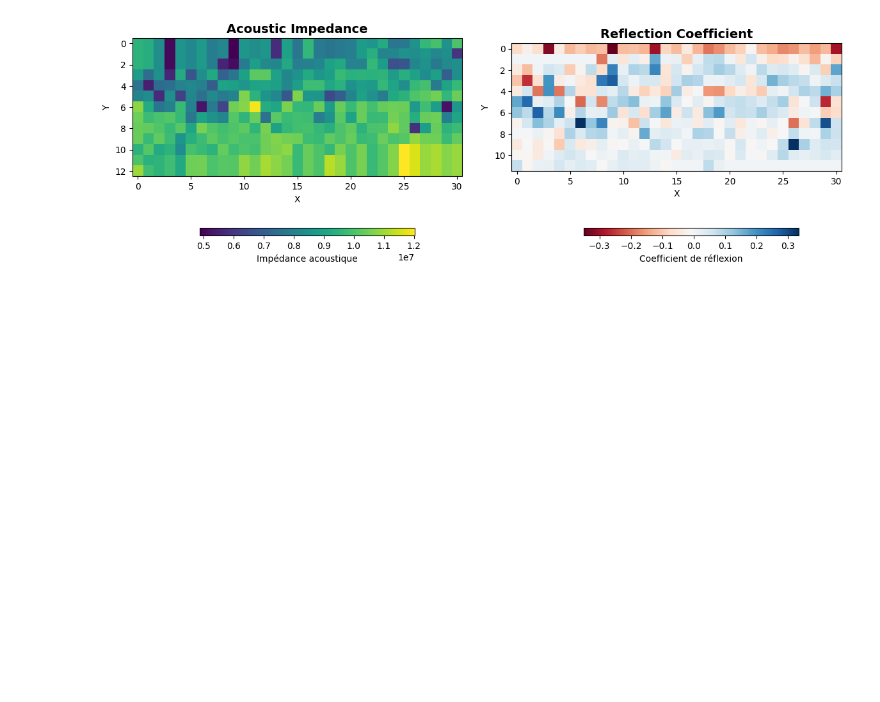
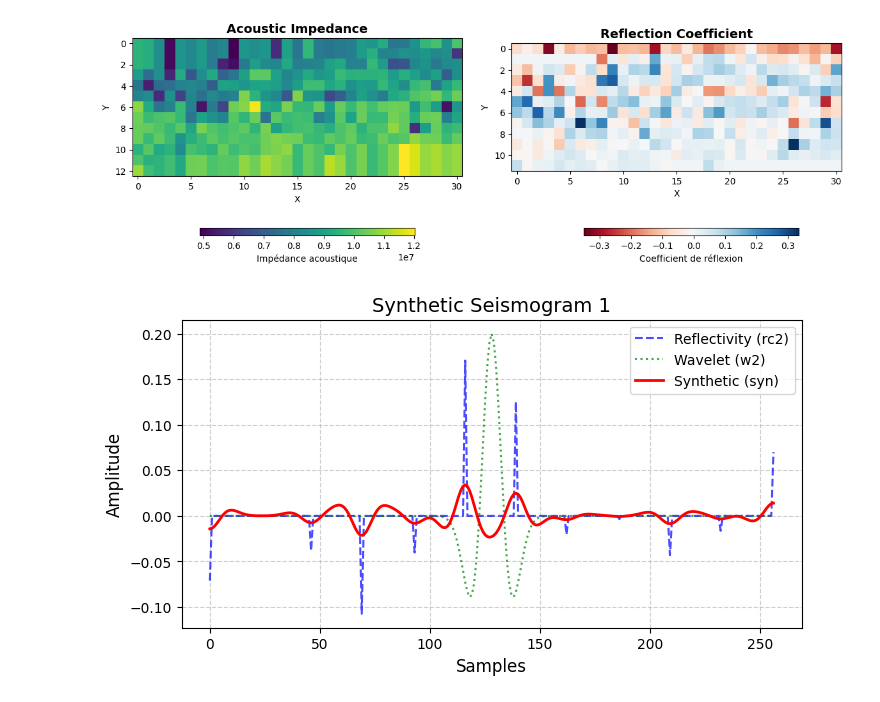
Before and after one commit to Dunckleosteus/seismic, a Jupyter notebook: seismic.ipynb, the cells around one changed output. Cells and saved outputs as stored; diff of their text form; code cells hidden in the pictures; blank space fills up the shorter version.

```diff
--- a/seismic.ipynb
+++ b/seismic.ipynb
@@ -138,96 +117,44 @@ def create_wavelet(offset, amplitude, length=0.256, frequency=40, sample_interva
 w, t = create_wavelet(1.5, 0.2, sample_intervall=0.001)
 
 #Fonction de pré-convolution
 def expand_with_zeros(arr, target_length):
     if len(arr) == target_length:
         return arr
     new_arr = np.zeros(target_length)
     indices = np.linspace(0, target_length - 1, len(arr), dtype=int)
     for i, index in enumerate(indices):
         new_arr[index] = arr[i]
     return list(new_arr)
 
 def equalize_arrays(arr1, arr2):
     max_length = max(len(arr1), len(arr2))
 
     arr1_expanded = expand_with_zeros(arr1, max_length)
     arr2_expanded = expand_with_zeros(arr2, max_length)
 
     return arr1_expanded, arr2_expanded
 
 rc2, w2 = equalize_arrays(rc, w)
 
 #version numpy
 #Convolution
 
 syn = np.convolve(rc2, w2, mode='same')
 
-plt.figure(figsize=(15, 6))
+for i, rc in enumerate(RC2):
+    rc2, w2 = equalize_arrays(rc, w)  # Égalisation des longueurs
+    syn = np.convolve(rc2, w2, mode='same')  # Convolution
 
-fig, axs = plt.subplots(1, 2, figsize=(15, 6))
+    plt.figure(figsize=(8, 4))
 
-for i, rc in enumerate(RC2):
-    rc2, w2 = equalize_arrays(rc, w)
-    syn = np.convolve(rc2, w2, mode='same')
-    time_original = TWT[:, i]
-
-    if len(time_original) != len(rc2):
-        f = interp1d(np.linspace(0, 1, len(time_original)), time_original, kind='linear', fill_value="extrapolate")
-        time_resampled = f(np.linspace(0, 1, len(rc2)))
-    else:
-        time_resampled = time_original
-
-    syn_norm = syn / np.max(np.abs(syn)) * 0.5
-    x_values = syn_norm + i
-
-    for amp, t in zip(syn_norm, time_resampled):
-      x_values_list.append(i)
-      amplitude_list.append(amp)
-      time_list.append(t)
-
-    x_values = x_values * 0.4
-    i = i * 0.4
-
-    axs[0].plot([i, i], [time_resampled[0], time_resampled[-1]], color='black', linewidth=0.8, label="Amplitude 0" if i == 0 else "")
-    axs[0].plot(x_values, time_resampled, color='black', linewidth=0.8)
-    axs[0].fill_betweenx(time_resampled, i, x_values, where=(syn_norm >= 0), facecolor='red', alpha=0.8, label="Positive Amplitude" if i == 0 else "")
-    axs[0].fill_betweenx(time_resampled, i, x_values, where=(syn_norm < 0), facecolor='blue', alpha=0.8, label="Negative Amplitude" if i == 0 else "")
-
-axs[0].invert_yaxis()
-axs[0].set_xlabel('X', fontsize=12)
-axs[0].set_ylabel('TWT (ms)', fontsize=12)
-axs[0].set_title('Synthetic Seismograms (Vertical Display)', fontsize=14)
-axs[0].grid(True, linestyle='--', alpha=0.6)
-
-legend_patches = [
-    mpatches.Patch(color='black', label='Amplitude = 0'),
-    mpatches.Patch(color='red', label='Positive Amplitude'),
-    mpatches.Patch(color='blue', label='Negative Amplitude')
-]
-axs[0].legend(handles=legend_patches, loc='upper right', fontsize=10, frameon=True)
-
-###Conversion des arrays en df
-data = {
-    'x': x_values_list,
-    'amplitude': amplitude_list,
-    'time': time_list
-}
-df = pd.DataFrame(data)
-df['y'] = df['x'] * 0.4
-df = df.drop('x', axis=1)
-
-####
-
-sc = axs[1].scatter(df['y'], df['time'], c=df['amplitude'], cmap='bwr', marker='o', s=10)
-cbar = plt.colorbar(sc, ax=axs[1])
-cbar.set_label('Amplitude')
-
-axs[1].set_xlabel('X', fontsize=12)
-axs[1].set_ylabel('TWT (ms)', fontsize=12)
-axs[1].set_title('Synthetic Seismograms (Scatter Plot)', fontsize=14)
-axs[1].invert_yaxis()
-axs[1].grid(True, linestyle='--', alpha=0.6)
-
-plt.tight_layout()
-plt.show()
+    plt.plot(rc2, label='Reflectivity (rc2)', color='b', linestyle='dashed', alpha=0.7)
+    plt.plot(w2, label='Wavelet (w2)', color='g', linestyle='dotted', alpha=0.7)
+    plt.plot(syn, label='Synthetic (syn)', color='r', linewidth=2)
+    plt.title(f'Synthetic Seismogram {i+1}', fontsize=14)
+    plt.xlabel('Samples', fontsize=12)
+    plt.ylabel('Amplitude', fontsize=12)
+    plt.legend()
+    plt.grid(True, linestyle='--', alpha=0.6)
+    plt.show()
 # %% [output]
+[figure, new version]
```
Also changed, not shown: parts of 8 cells of this notebook.
